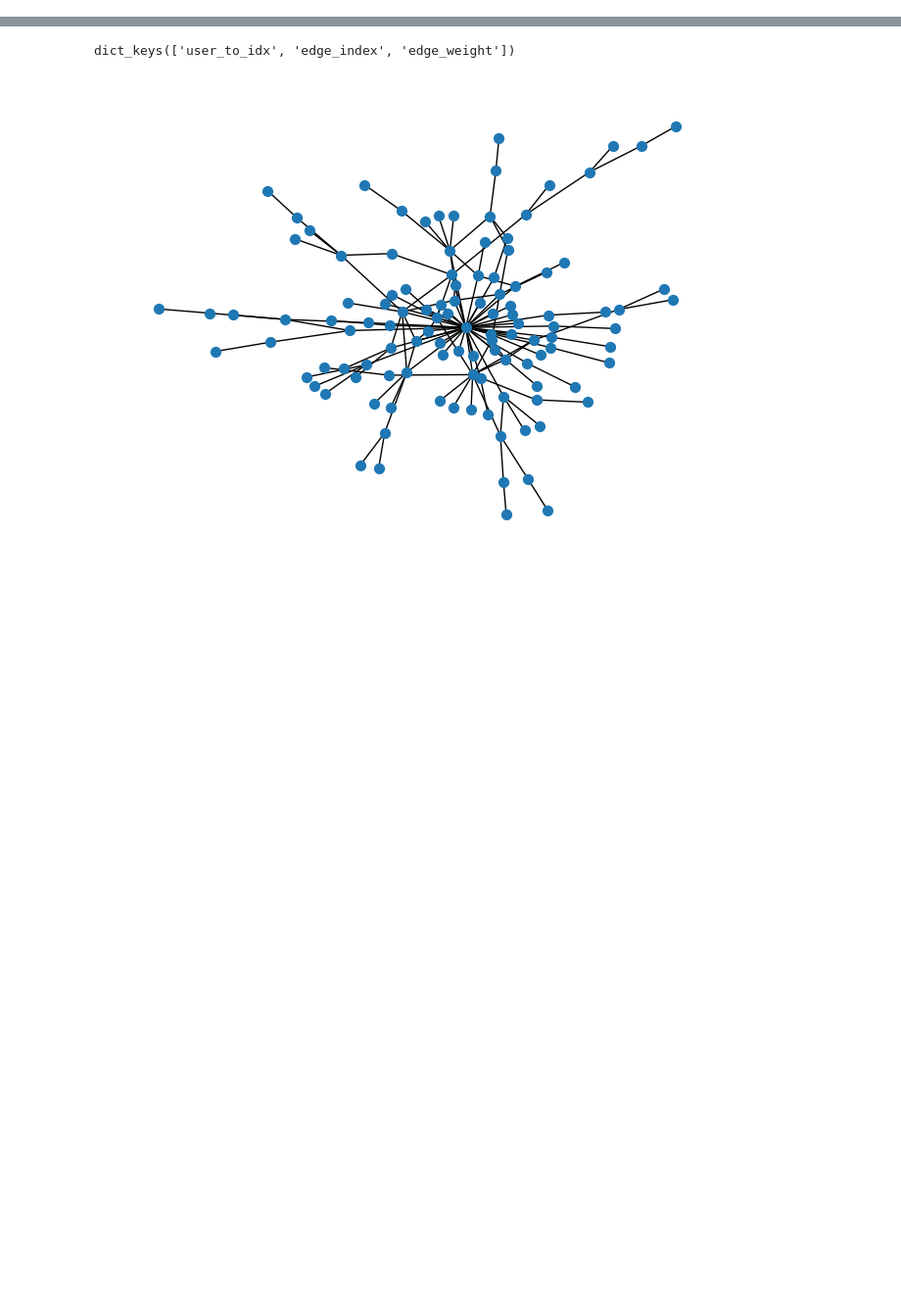
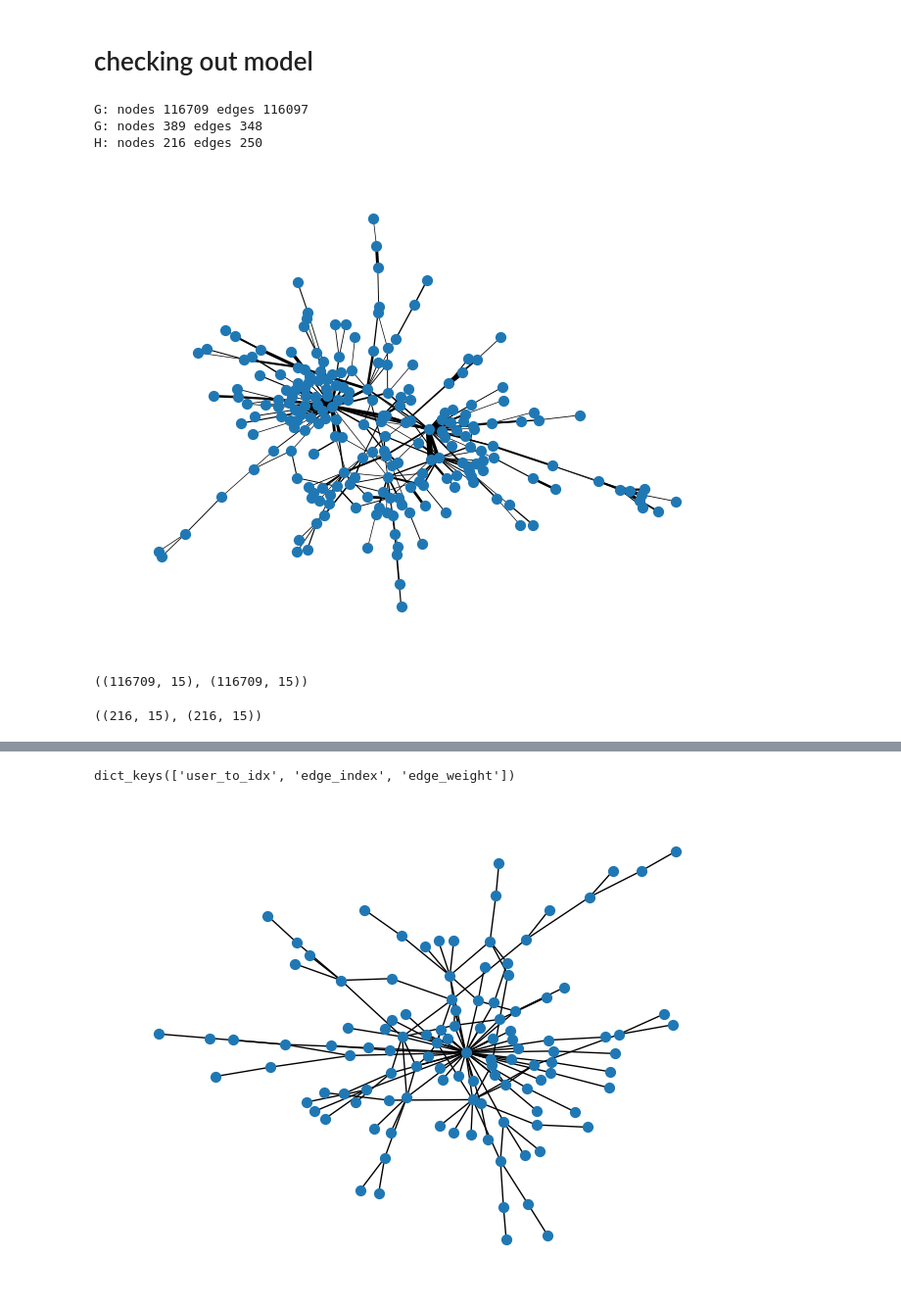
Before and after one commit to stmorse/sgg, a Jupyter notebook: src/link.ipynb, the cells around one changed output, grey strips where cells are left out. Shown: that part at 98% size. Saved outputs shown, nothing was run; the diff lists cells and outputs as text; code cells hidden in the pictures; blank space fills up the shorter version.

```diff
--- a/src/link.ipynb
+++ b/src/link.ipynb
@@ -0,0 +1,2 @@
+# %% [markdown]
+# checking out model
@@ -0,0 +15,67 @@
+# %%
+# load graphs
+with open(os.path.join(basepath, "filtered/graph_2008_union.json")) as f:
+    graph = json.load(f)
+
+# Add nodes from graph['user_to_idx'] in order of their indices
+G = nx.Graph()
+for user, idx in sorted(graph['user_to_idx'].items(), key=lambda x: x[1]):
+    G.add_node(idx, user=user)
+
+# Convert the edge index lists into edge tuples and add edges
+edges = list(zip(graph['edge_index'][0], graph['edge_index'][1]))
+G.add_edges_from(edges)
+
+print(f"G: nodes {G.number_of_nodes()} edges {G.number_of_edges()}")
+
+# Get the largest connected component
+# Filter edges based on the weight threshold
+threshold = 10
+edges_to_keep = [(u, v, w) for u, v, w in zip(graph['edge_index'][0], graph['edge_index'][1], graph['edge_weight']) if w >= threshold]
+
+# Create a new graph with filtered edges and store edge weights
+G = nx.Graph()
+for u, v, w in edges_to_keep:
+    G.add_edge(u, v, weight=w)
+print(f"G: nodes {G.number_of_nodes()} edges {G.number_of_edges()}")
+
+largest_cc = max(nx.connected_components(G), key=len)
+H = G.subgraph(largest_cc)
+print(f"H: nodes {H.number_of_nodes()} edges {H.number_of_edges()}")
+# %% [output]
+G: nodes 116709 edges 116097
+G: nodes 389 edges 348
+H: nodes 216 edges 250
+# %%
+# Generate positions for all nodes using a layout algorithm
+pos = nx.spring_layout(H, seed=42)
+
+# Extract weights from each edge in the component
+weights = [H[u][v]['weight'] for u, v in H.edges()]
+
+# Optionally, scale edge widths (this scales weights between 0.5 and 5)
+min_w, max_w = min(weights), max(weights)
+scale = 10 / (max_w - min_w) if max_w != min_w else 1
+edge_widths = [(w - min_w) * scale + 0.5 for w in weights]
+
+# Draw the graph with edge widths proportional to their weight
+nx.draw(H, pos, with_labels=False, node_size=50, width=edge_widths)
+plt.show()
+# %% [output]
+[figure, added]
+# %%
+feat0 = np.load(os.path.join(basepath, "filtered/features_2007_union.npy"))
+feat1 = np.load(os.path.join(basepath, "filtered/features_2008_union.npy"))
+feat0.shape, feat1.shape
+# %% [output]
+((116709, 15), (116709, 15))
+# %%
+# Extract unique nodes from edges_to_keep
+indices = list(set([u for u, v in H.edges()] + [v for u, v in H.edges()]))
+indices = np.array(indices)
+
+feat0_trim = feat0[indices,:]
+feat1_trim = feat1[indices,:]
+feat0_trim.shape, feat1_trim.shape
+# %% [output]
+((216, 15), (216, 15))
```
Also changed, not shown: parts of 27 cells of this notebook, 8 other files.
